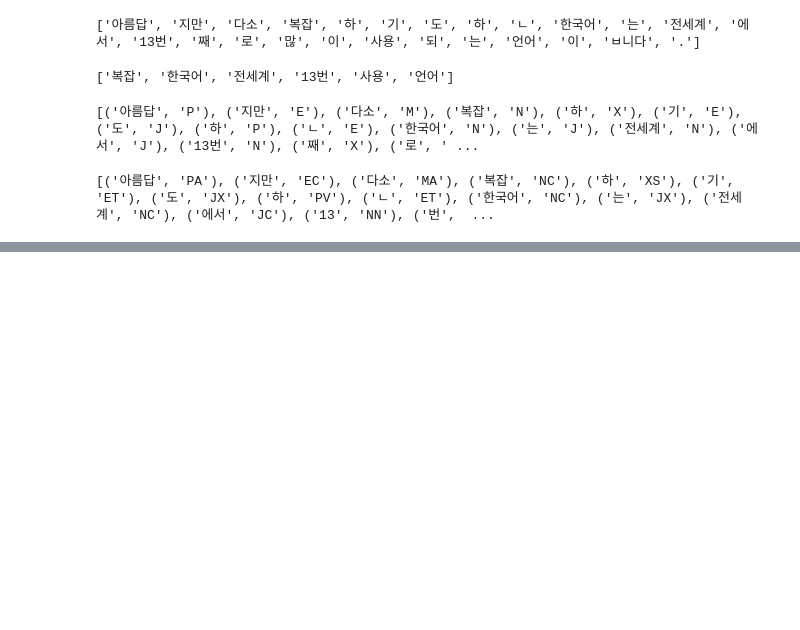
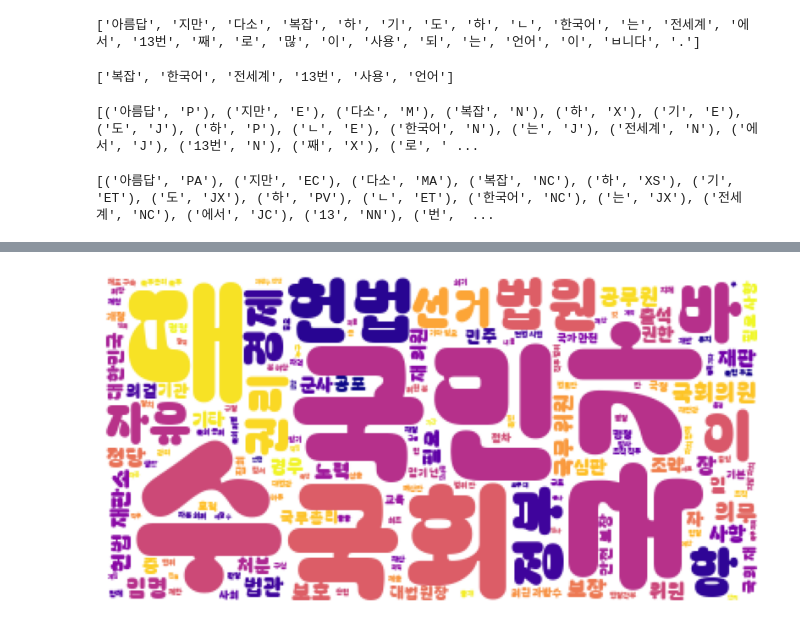
Before and after one commit to devna0111/ai_x, a Jupyter notebook: source/07_자연어처리/ch02_한글형태소분석_시각화.ipynb, the cells around one changed output, grey strips where cells are left out. Cells and saved outputs as stored; diff of their text form; code cells hidden in the pictures; blank space fills up the shorter version.

```diff
--- a/source/07_자연어처리/ch02_한글형태소분석_시각화.ipynb
+++ b/source/07_자연어처리/ch02_한글형태소분석_시각화.ipynb
@@ -95,0 +406,22 @@ print(hannanum.pos(text, ntags=22))
+# %%
+wordcloud = WordCloud(
+    font_path='font/Bagel_Fat_One/BagelFatOne-Regular.ttf',
+#     width = 200, # 생성 이미지 가로(픽셀)
+#     height=100,
+    background_color='white', # 배경색
+#     max_words=300, # 표시될 단어의 최대 개수
+#     relative_scaling=0.5, # 단어 빈도에 따른 크기 차이 조정
+    colormap='plasma',
+#     max_font_size=80, # 글씨 최대 사이즈
+#     min_font_size= 10, # 글씨 최소 사이즈
+    random_state=7,
+    stopwords=불용어 | {'조'},
+#     mask = shape
+)
+wordcloud.generate(data_noun)
+plt.figure(figsize=(10,8))
+plt.imshow(wordcloud)
+plt.axis(False)
+plt.show()
+# %% [output]
+[figure, added]
```
Also changed, not shown: parts of 72 cells of this notebook, 20 other files.
